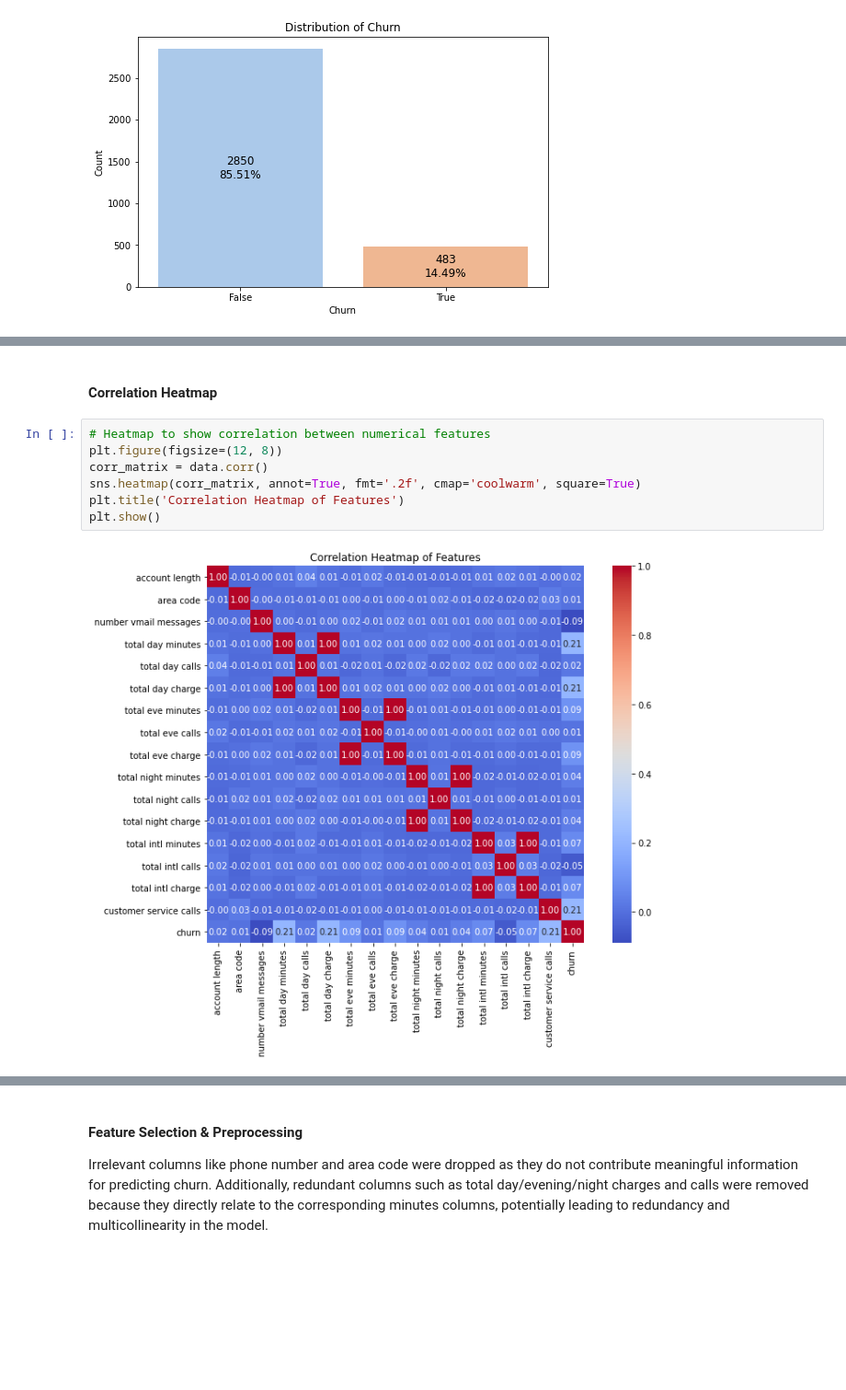
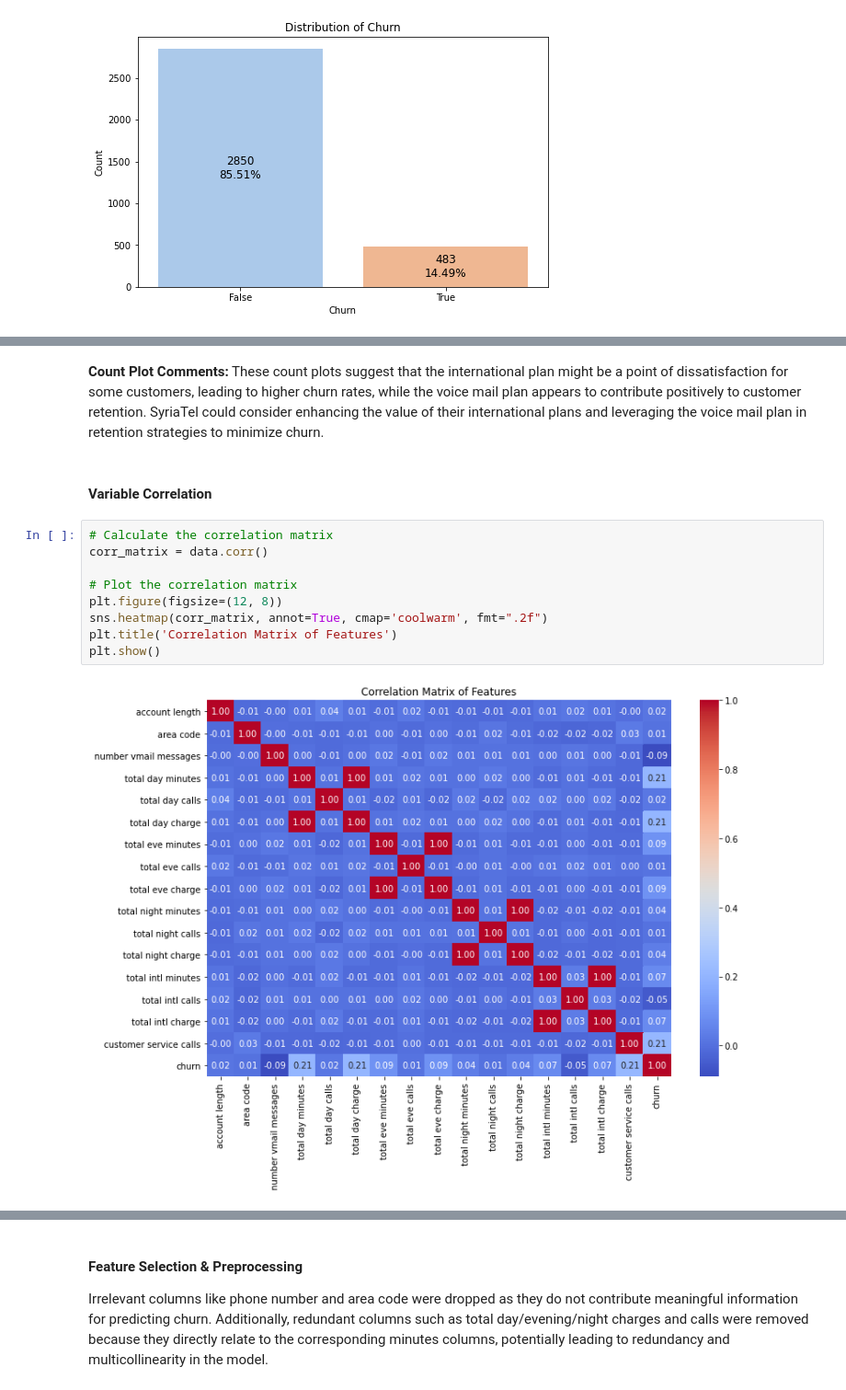
Before and after one commit to engige/syriatel_churn_modeling, a Jupyter notebook: index.ipynb, the cells around one changed output, grey strips where cells are left out. Shown at 92% size. Saved outputs shown, nothing was run; the diff lists cells and outputs as text; blank space fills up the shorter version.

Commit message:
added more data analysis visualization

```diff
--- a/index.ipynb
+++ b/index.ipynb
@@ -136,11 +176,15 @@ plt.show()
+# %% [markdown]
+**Count Plot Comments:** These count plots suggest that the international plan might be a point of dissatisfaction for some customers, leading to higher churn rates, while the voice mail plan appears to contribute positively to customer retention. SyriaTel could consider enhancing the value of their international plans and leveraging the voice mail plan in retention strategies to minimize churn.
 # %% [markdown]
-#### Correlation Heatmap
+#### Variable Correlation
 # %%
-# Heatmap to show correlation between numerical features
+# Calculate the correlation matrix
+corr_matrix = data.corr()
+
+# Plot the correlation matrix
 plt.figure(figsize=(12, 8))
-corr_matrix = data.corr()
-sns.heatmap(corr_matrix, annot=True, fmt='.2f', cmap='coolwarm', square=True)
-plt.title('Correlation Heatmap of Features')
+sns.heatmap(corr_matrix, annot=True, cmap='coolwarm', fmt=".2f")
+plt.title('Correlation Matrix of Features')
 plt.show()
 # %% [output]
-[figure, old version]
+[figure, new version]
```
Also changed, not shown: parts of 13 cells of this notebook.
